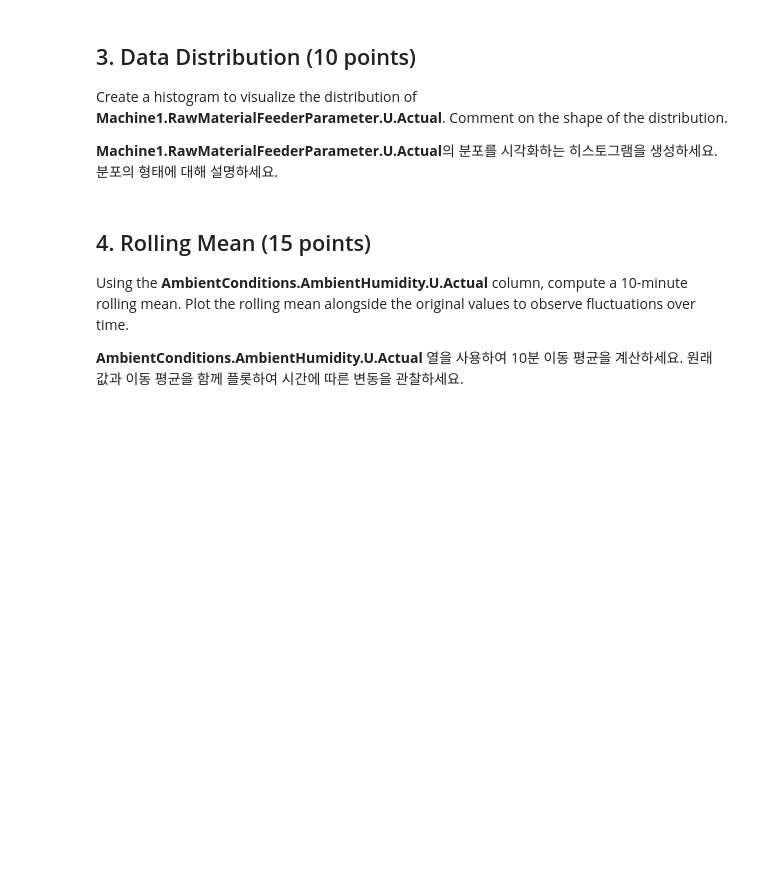
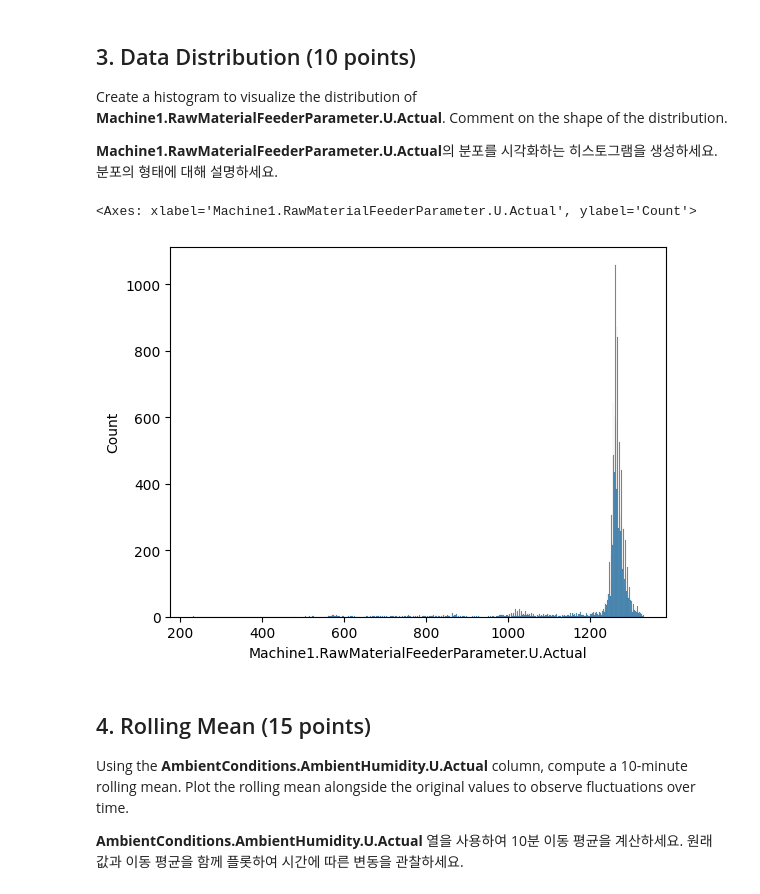
Before and after one commit to SyngyeonTak/Best-README-Template, a Jupyter notebook: DAEM_Midterm_practical_test.ipynb, the cells around one changed output. Saved outputs shown, nothing was run; the diff lists cells and outputs as text; code cells hidden in the pictures; blank space fills up the shorter version.

```diff
--- a/DAEM_Midterm_practical_test.ipynb
+++ b/DAEM_Midterm_practical_test.ipynb
@@ -249,6 +356,13 @@ Filter the data to display only records where **Machine1.Zone1Temperature.C.Actu
    Create a histogram to visualize the distribution of **Machine1.RawMaterialFeederParameter.U.Actual**. Comment on the shape of the distribution.
 
 **Machine1.RawMaterialFeederParameter.U.Actual**의 분포를 시각화하는 히스토그램을 생성하세요. 분포의 형태에 대해 설명하세요.
+# %%
+sns.histplot(data2['Machine1.RawMaterialFeederParameter.U.Actual'])
+
+# the data is highly centered around 1300 value of the Machine1.RawMaterialFeederParameter.U.Actual
+# %% [output]
+<Axes: xlabel='Machine1.RawMaterialFeederParameter.U.Actual', ylabel='Count'>
+[figure, added]
 # %% [markdown]
 ## 4. Rolling Mean (15 points)
    Using the **AmbientConditions.AmbientHumidity.U.Actual** column, compute a 10-minute rolling mean. Plot the rolling mean alongside the original values to observe fluctuations over time.
```
Also changed, not shown: parts of 9 cells of this notebook.
